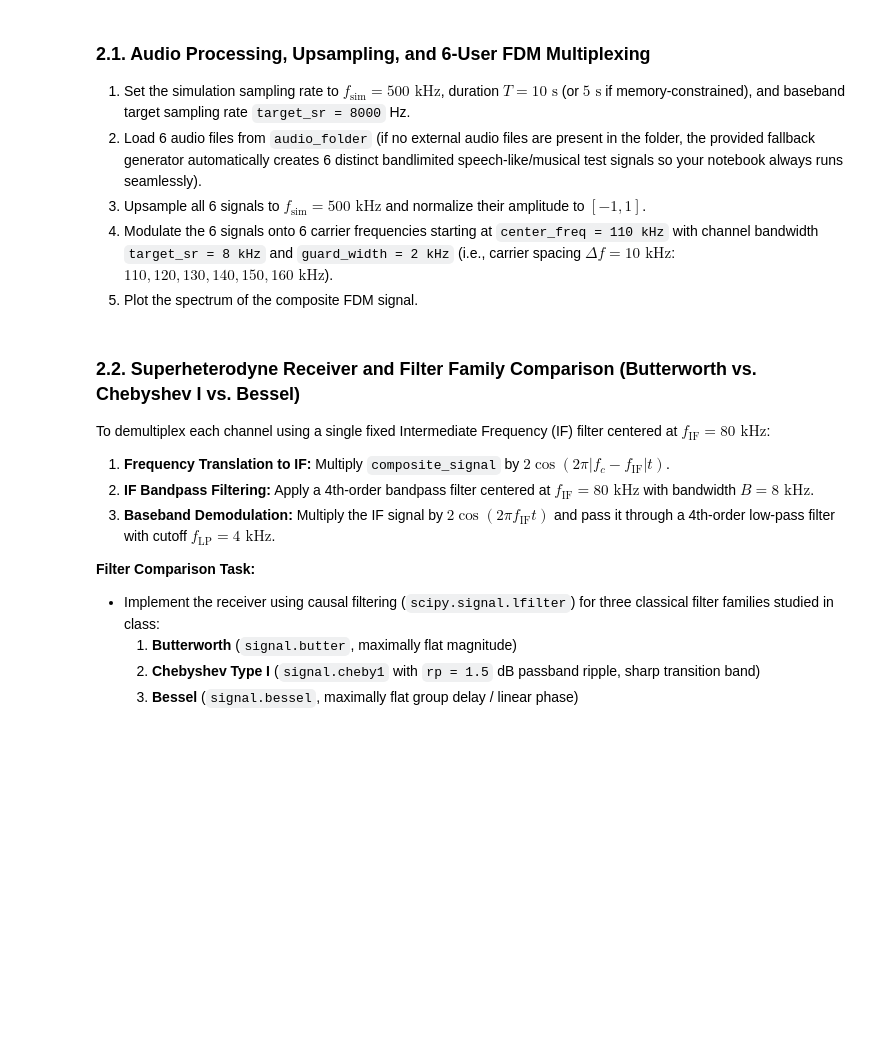
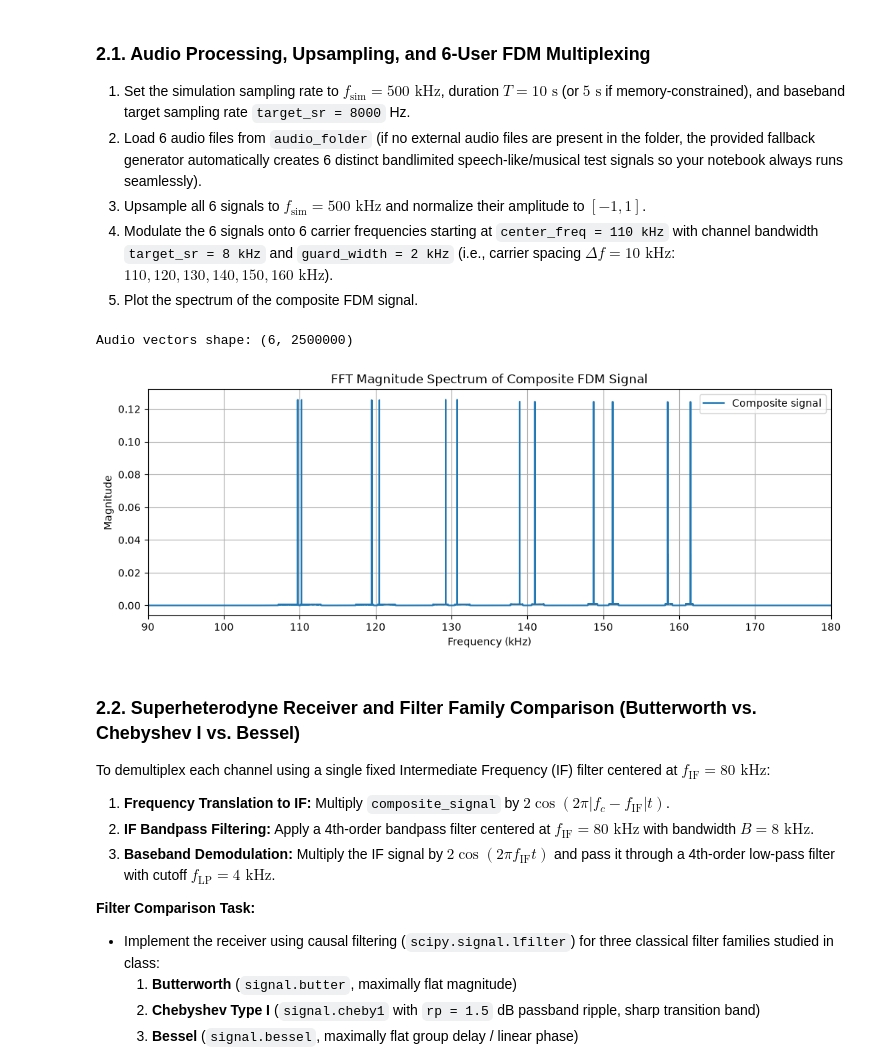
Before and after one commit to AriaFateh/CommunicationSystems-PHW1, a Jupyter notebook: CHW_1.ipynb, the cells around one changed output. Drawn from its saved outputs; the diff is of its cells as text; code cells hidden in the pictures; blank space fills up the shorter version.

```diff
--- a/CHW_1.ipynb
+++ b/CHW_1.ipynb
@@ -302,32 +302,50 @@ baseband_8k = load_or_generate_audio_signals(audio_folder, 6, target_sr, duratio
 audio_vectors = []
 for sig in baseband_8k:
     # TODO: Upsample sig from target_sr to fs_simulation (e.g. librosa.resample or signal.resample_poly)
-    up_sig = ...
+    up_sig = librosa.resample(sig, orig_sr= target_sr, target_sr= fs_simulation)
     audio_vectors.append(normalize_audio(up_sig[:num_samples]).astype(np.float32))
 audio_vectors = np.array(audio_vectors)
 print(f"Audio vectors shape: {audio_vectors.shape}")
+# %% [output]
+Audio vectors shape: (6, 2500000)
 # %%
 def modulate_signal(sig, t, f_0):
     """Modulates a baseband signal onto carrier cos(2 * pi * f_0 * t)."""
     # TODO
-    return ...
+    return sig*np.cos(2*np.pi*f_0*t)
 
 def modulate_all_signals(audio_vectors, fs_simulation, center_freq, target_sr, guard_width, t):
     """
     Modulates all 6 signals to their respective carrier frequencies and forms the composite FDM signal.
     """
     num_signals = len(audio_vectors)
     channel_spacing = target_sr + guard_width
-    f_0_vector = ... # TODO: Array of 6 carrier frequencies starting at center_freq
+    f_0_vector = np.array([center_freq + i * channel_spacing for i in range(num_signals)])  # TODO: Array of 6 carrier frequencies starting at center_freq
     composite_signal = np.zeros_like(t, dtype=np.float32)
 
     for i, (audio, f_0) in enumerate(zip(audio_vectors, f_0_vector)):
         composite_signal += modulate_signal(audio, t, f_0)
 
     return composite_signal, f_0_vector
 
 composite_signal, center_freqs = modulate_all_signals(audio_vectors, fs_simulation, center_freq, target_sr, guard_width, t)
+
 # TODO: Plot the FFT magnitude spectrum of composite_signal in the [90 kHz, 180 kHz] range
+N = len(composite_signal)
+freqs = fftshift(fftfreq(N, d=1 / fs_simulation))
+spectrum = np.abs(fftshift(fft(composite_signal))) / N
+
+
+plt.figure()
+plt.plot(freqs / 1000, spectrum, label="Composite signal")
+plt.xlabel("Frequency (kHz)")
+plt.ylabel("Magnitude")
+plt.title("FFT Magnitude Spectrum of Composite FDM Signal")
+plt.legend()
+plt.xlim([90, 180])
+plt.show()
+# %% [output]
+[figure, added]
 # %% [markdown]
 ### 2.2. Superheterodyne Receiver and Filter Family Comparison (Butterworth vs. Chebyshev I vs. Bessel)
 To demultiplex each channel using a single fixed Intermediate Frequency (IF) filter centered at $f_{\text{IF}} = 80\text{ kHz}$:
```
